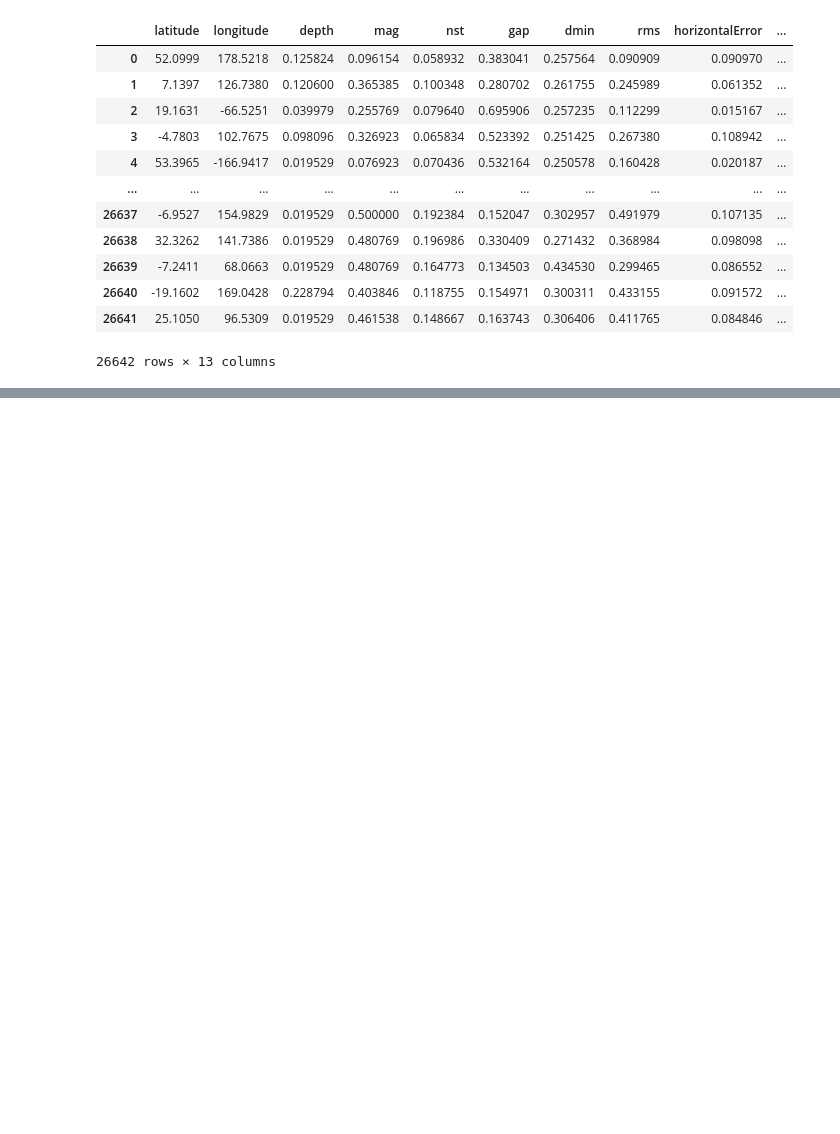
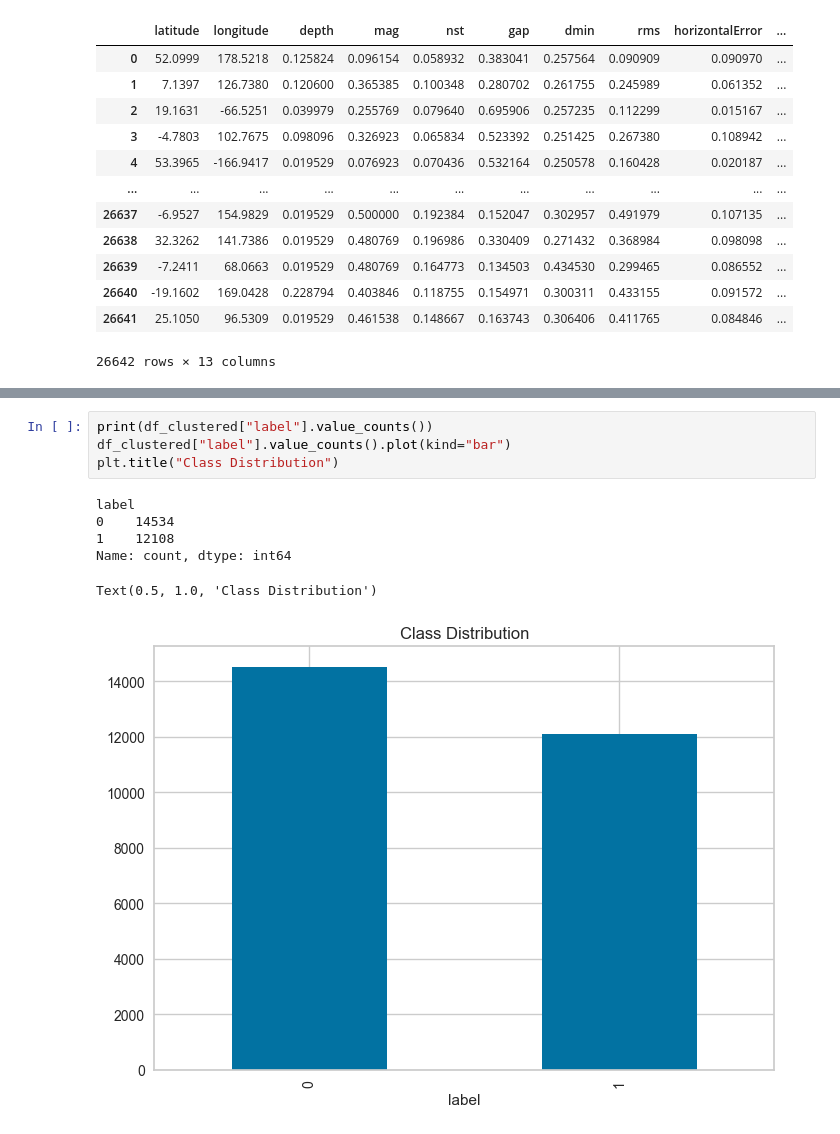
Before and after one commit to waiee/Earthquake_Prediction, a Jupyter notebook: preprocess.ipynb, the cells around one changed output, grey strips where cells are left out. Cells and saved outputs as stored; diff of their text form; blank space fills up the shorter version.

```diff
--- a/preprocess.ipynb
+++ b/preprocess.ipynb
@@ -165,0 +176,11 @@ df_clustered
+# %%
+print(df_clustered["label"].value_counts())
+df_clustered["label"].value_counts().plot(kind="bar")
+plt.title("Class Distribution")
+# %% [output]
+label
+0    14534
+1    12108
+Name: count, dtype: int64
+Text(0.5, 1.0, 'Class Distribution')
+[figure, added]
```
Also changed, not shown: parts of 1 cell of this notebook.
